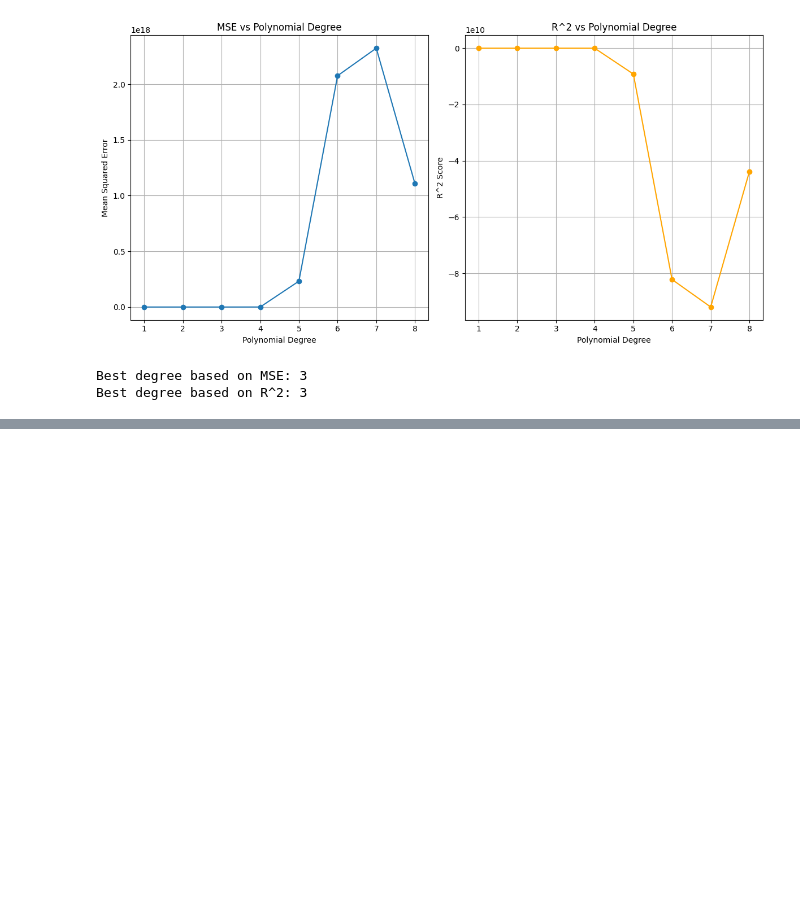
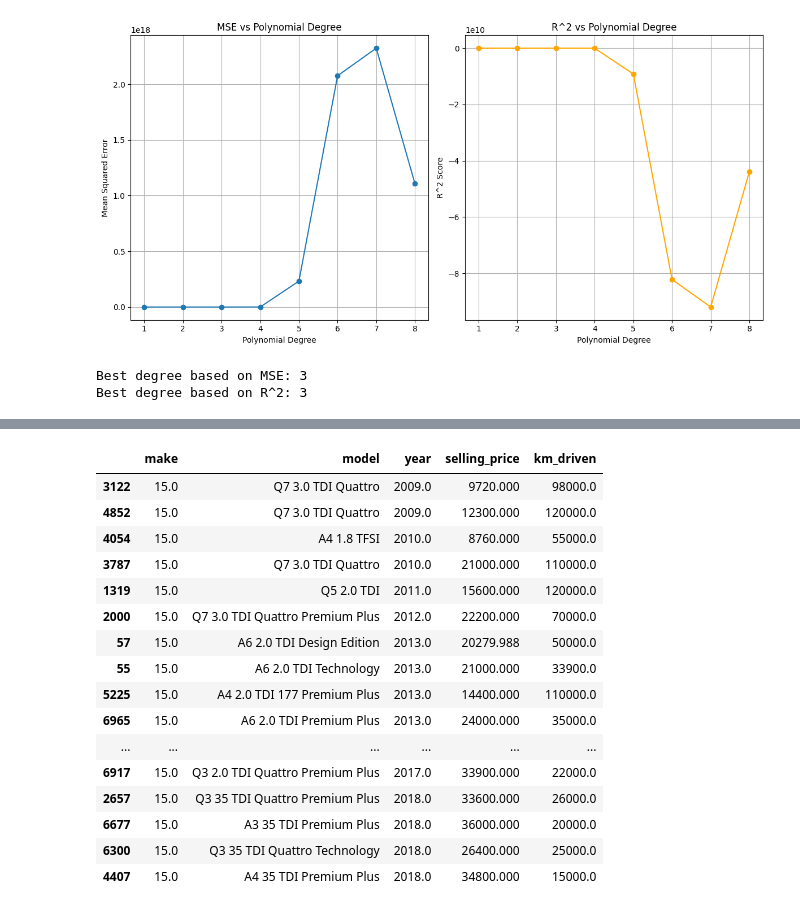
Before and after one commit to IAmEchino/INST414-Module6-IAmEchino, a Jupyter notebook: module_6.ipynb, the cells around one changed output, grey strips where cells are left out. Saved outputs shown, nothing was run; the diff lists cells and outputs as text; code cells hidden in the pictures; blank space fills up the shorter version.

```diff
--- a/module_6.ipynb
+++ b/module_6.ipynb
@@ -328,0 +431,21 @@ Final Model R^2: 0.9084226252615687
+# %%
+audi = make_dict['Audi']
+car_df[['make', 'model', 'year', 'selling_price', 'km_driven']].where(X['make'] == audi).dropna().sort_values('year')
+# %% [output]
+|  | make | model | year | selling_price | km_driven |
+| 3122 | 15.0 | Q7 3.0 TDI Quattro | 2009.0 | 9720.000 | 98000.0 |
+| 4852 | 15.0 | Q7 3.0 TDI Quattro | 2009.0 | 12300.000 | 120000.0 |
+| 4054 | 15.0 | A4 1.8 TFSI | 2010.0 | 8760.000 | 55000.0 |
+| 3787 | 15.0 | Q7 3.0 TDI Quattro | 2010.0 | 21000.000 | 110000.0 |
+| 1319 | 15.0 | Q5 2.0 TDI | 2011.0 | 15600.000 | 120000.0 |
+| 2000 | 15.0 | Q7 3.0 TDI Quattro Premium Plus | 2012.0 | 22200.000 | 70000.0 |
+| 57 | 15.0 | A6 2.0 TDI Design Edition | 2013.0 | 20279.988 | 50000.0 |
+| 55 | 15.0 | A6 2.0 TDI Technology | 2013.0 | 21000.000 | 33900.0 |
+| 5225 | 15.0 | A4 2.0 TDI 177 Premium Plus | 2013.0 | 14400.000 | 110000.0 |
+| 6965 | 15.0 | A6 2.0 TDI Premium Plus | 2013.0 | 24000.000 | 35000.0 |
+| ... | ... | ... | ... | ... | ... |
+| 6917 | 15.0 | Q3 2.0 TDI Quattro Premium Plus | 2017.0 | 33900.000 | 22000.0 |
+| 2657 | 15.0 | Q3 35 TDI Quattro Premium Plus | 2018.0 | 33600.000 | 26000.0 |
+| 6677 | 15.0 | A3 35 TDI Premium Plus | 2018.0 | 36000.000 | 20000.0 |
+| 6300 | 15.0 | Q3 35 TDI Quattro Technology | 2018.0 | 26400.000 | 25000.0 |
+| 4407 | 15.0 | A4 35 TDI Premium Plus | 2018.0 | 34800.000 | 15000.0 |
```
Also changed, not shown: parts of 14 cells of this notebook, 1 other file.
